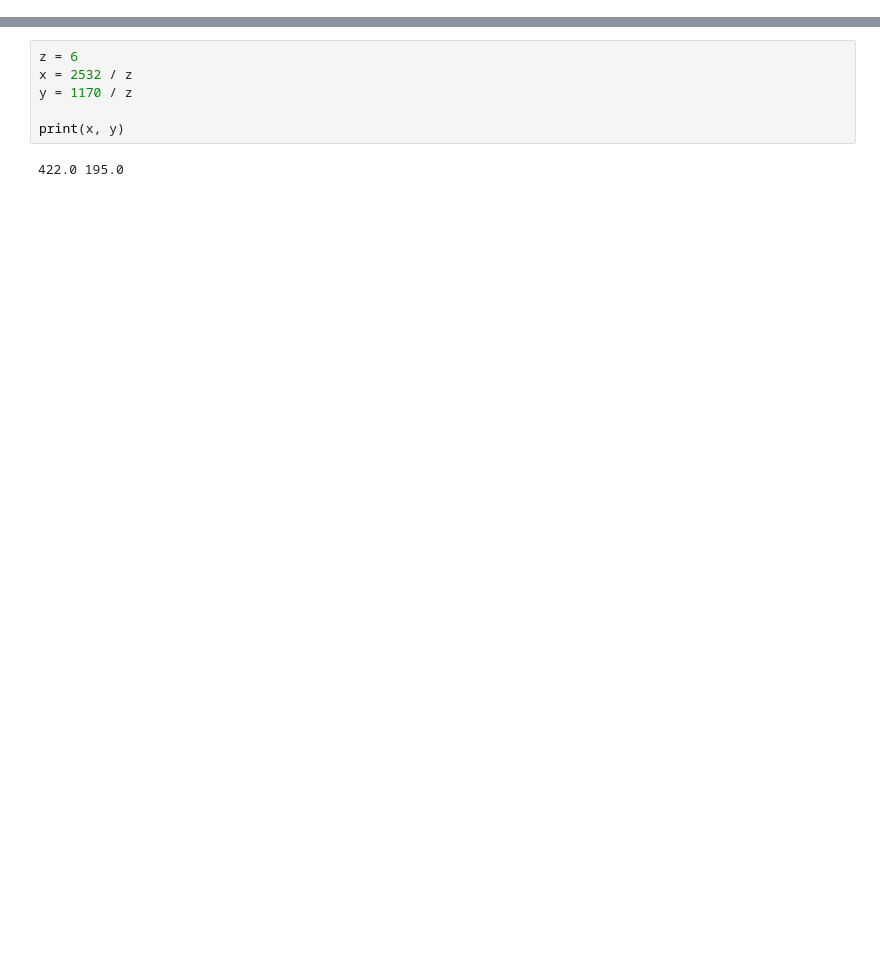
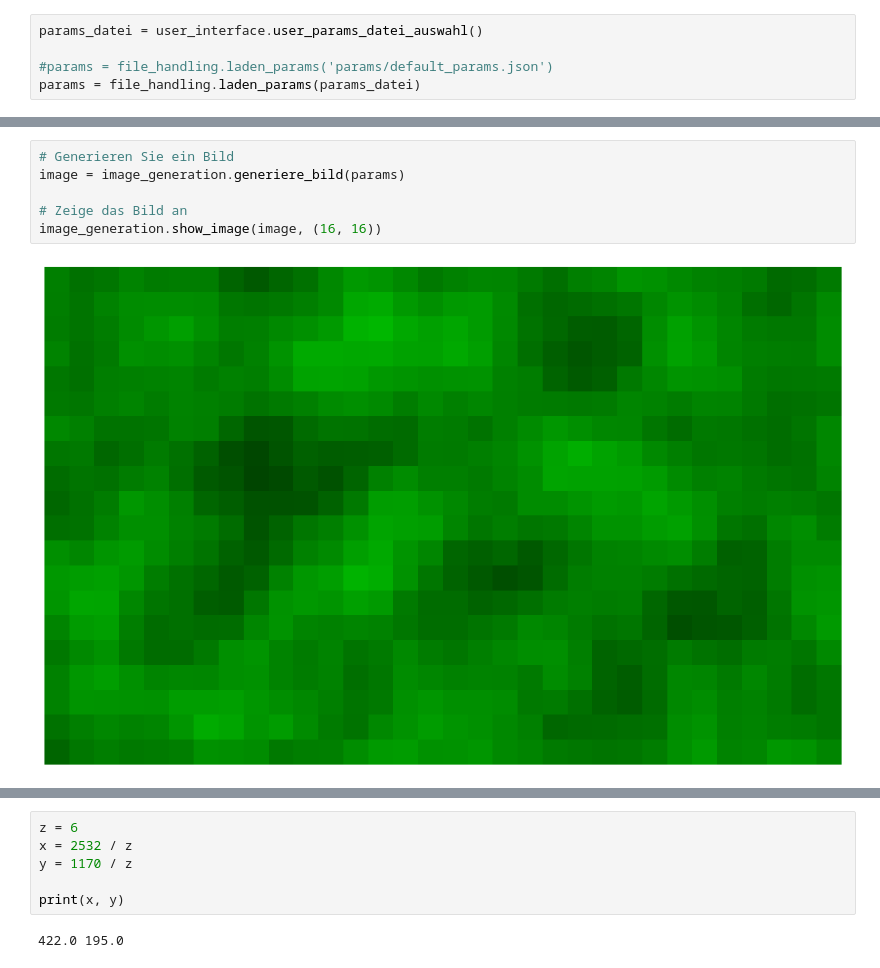
Before and after one commit to v6t2b9/perlin_animation, a Jupyter notebook: test.ipynb, the cells around one changed output, grey strips where cells are left out. Saved outputs shown, nothing was run; the diff lists cells and outputs as text; blank space fills up the shorter version.

```diff
--- a/test.ipynb
+++ b/test.ipynb
@@ -0,0 +13,5 @@
+# %%
+params_datei = user_interface.user_params_datei_auswahl()
+
+#params = file_handling.laden_params('params/default_params.json')
+params = file_handling.laden_params(params_datei)
@@ -0,0 +51,8 @@
+# %%
+# Generieren Sie ein Bild
+image = image_generation.generiere_bild(params)
+
+# Zeige das Bild an
+image_generation.show_image(image, (16, 16))
+# %% [output]
+[figure, added]
```
Also changed, not shown: parts of 9 cells of this notebook, 2 other files.
